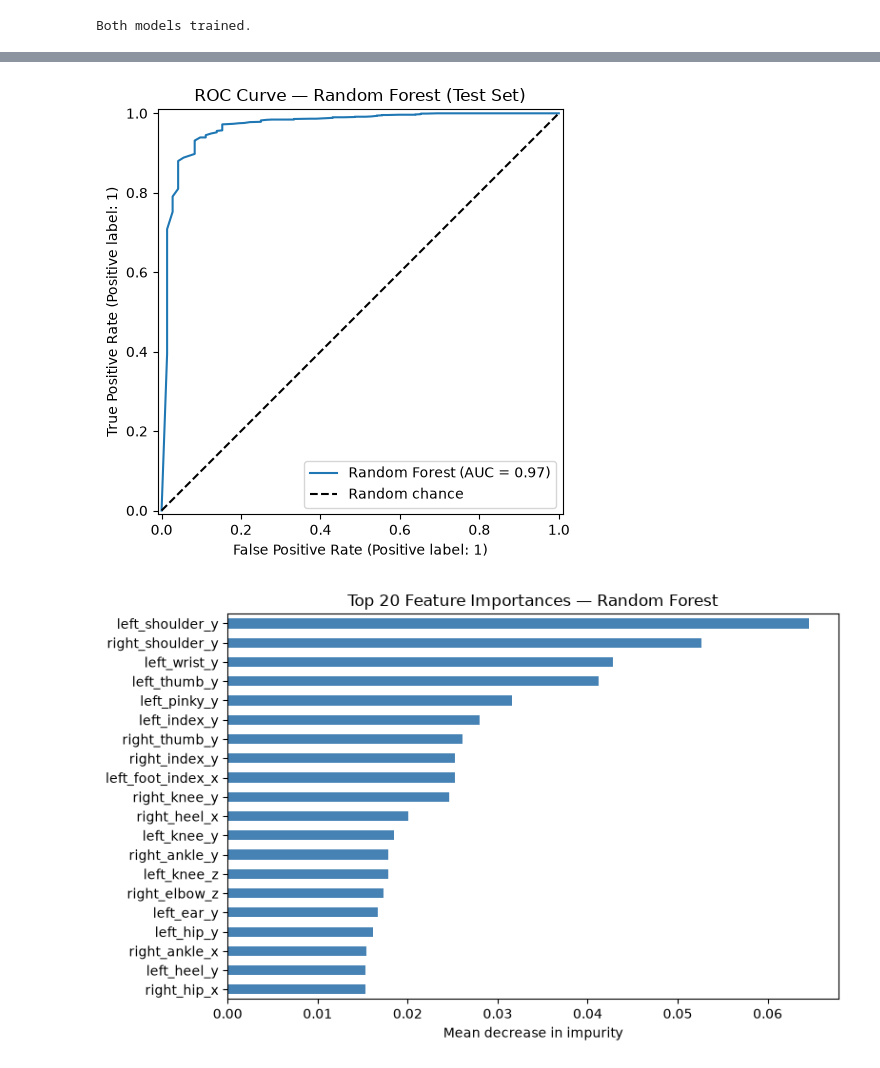
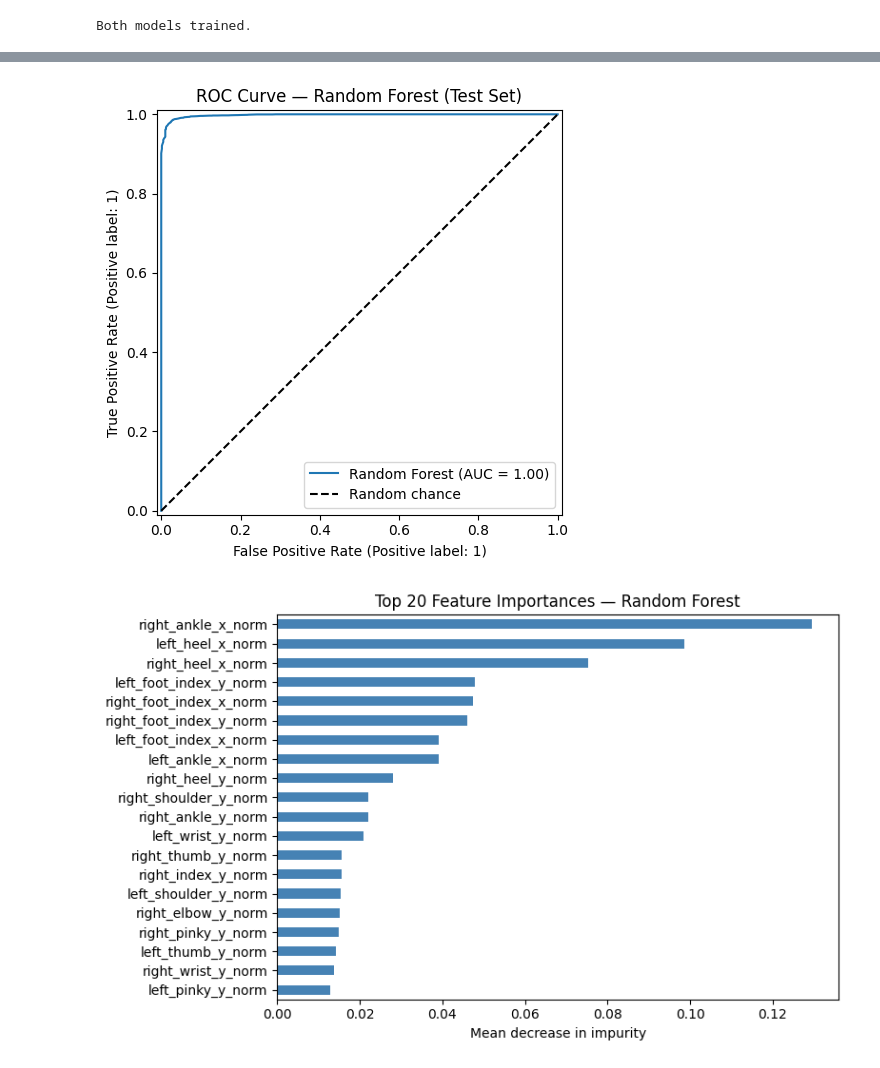
Before and after one commit to clarabri/ML-project, a Jupyter notebook: 2_BaselineModel/baseline_model.ipynb, the cells around one changed output, grey strips where cells are left out. Saved outputs shown, nothing was run; the diff lists cells and outputs as text; code cells hidden in the pictures.

```diff
--- a/2_BaselineModel/baseline_model.ipynb
+++ b/2_BaselineModel/baseline_model.ipynb
@@ -28,4 +29,5 @@ RANDOM_STATE = 42
 # (robust: walks up from the cwd until it finds the repo's requirements.txt,
 #  so the notebook runs regardless of where it is launched from)
 PROJECT_ROOT = next(p for p in [Path.cwd(), *Path.cwd().parents] if (p / "requirements.txt").exists())
-DATA_PATH = PROJECT_ROOT / "1_DatasetCharacteristics" / "landmarks" / "landmarks_all_10fps.csv"
+LANDMARKS_DIR = PROJECT_ROOT / "1_DatasetCharacteristics" / "landmarks" / "normalized"
+DATA_PATH     = LANDMARKS_DIR / "landmarks_all_norm_10fps.csv"
@@ -171,7 +139,7 @@ def evaluate(model, X_test, y_test, name):
     y_proba = model.predict_proba(X_test)[:, 1] if hasattr(model, "predict_proba") else None
 
     acc = accuracy_score(y_test, y_pred)
-    report = classification_report(y_test, y_pred, target_names=["BAD", "GOOD"], output_dict=True)
+    report = classification_report(y_test, y_pred, target_names=["BAD", "GOOD"], output_dict=True, zero_division=0)
     auc = roc_auc_score(y_test, y_proba) if y_proba is not None else float("nan")
 
     print(f"\n{'='*50}")
@@ -181,7 +149,7 @@ def evaluate(model, X_test, y_test, name):
     print(f"  ROC-AUC  :  {auc:.4f}")
     print(f"  Macro F1 :  {report['macro avg']['f1-score']:.4f}")
     print(f"\n  Classification Report:")
-    print(classification_report(y_test, y_pred, target_names=["BAD", "GOOD"]))
+    print(classification_report(y_test, y_pred, target_names=["BAD", "GOOD"], zero_division=0))
 
     return y_pred, y_proba
 
@@ -243,2 +211,2 @@ weighted avg       0.97      0.97      0.97      1471
-[figure, old version]
+[figure, new version]
-[figure, old version]
+[figure, new version]
```
Also changed, not shown: parts of 16 cells of this notebook, 5 other files.
